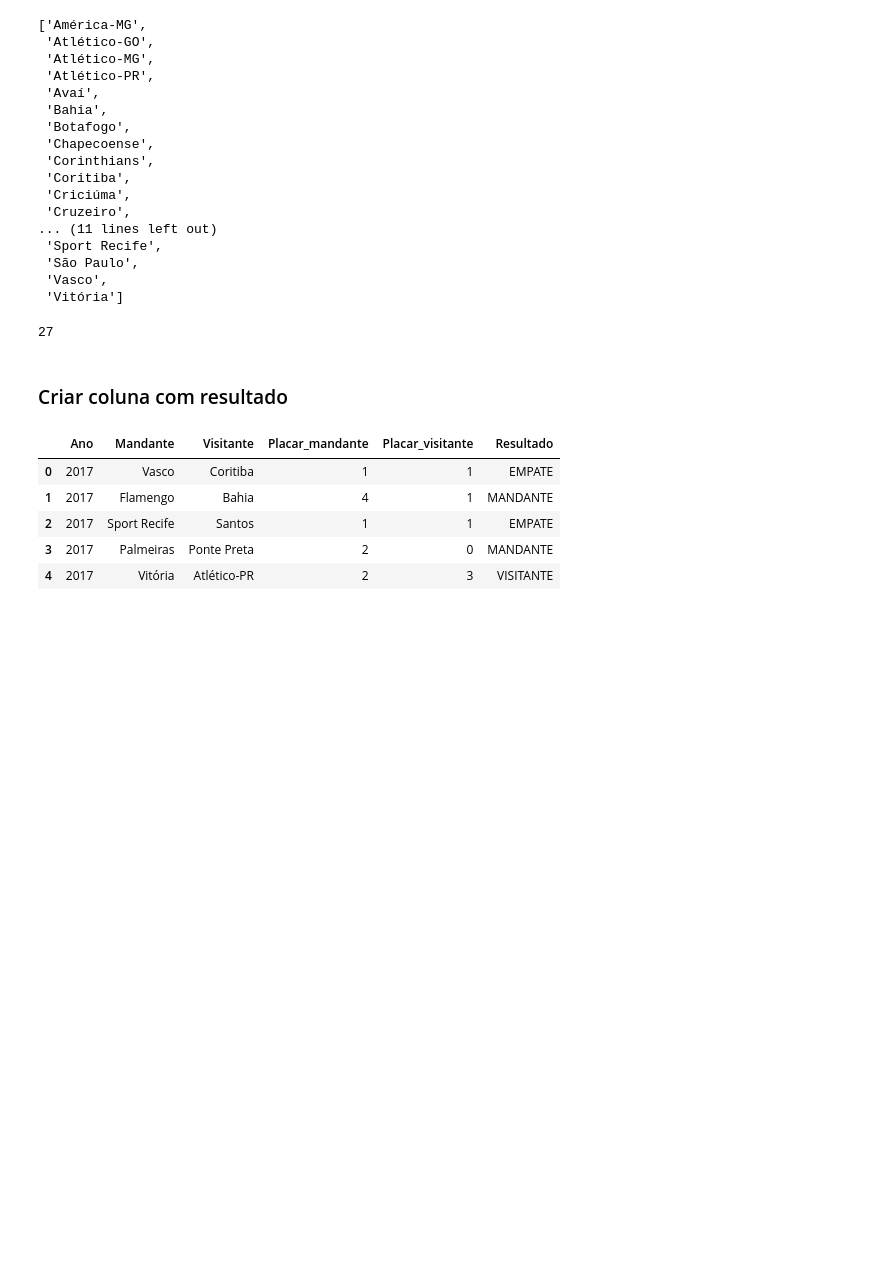
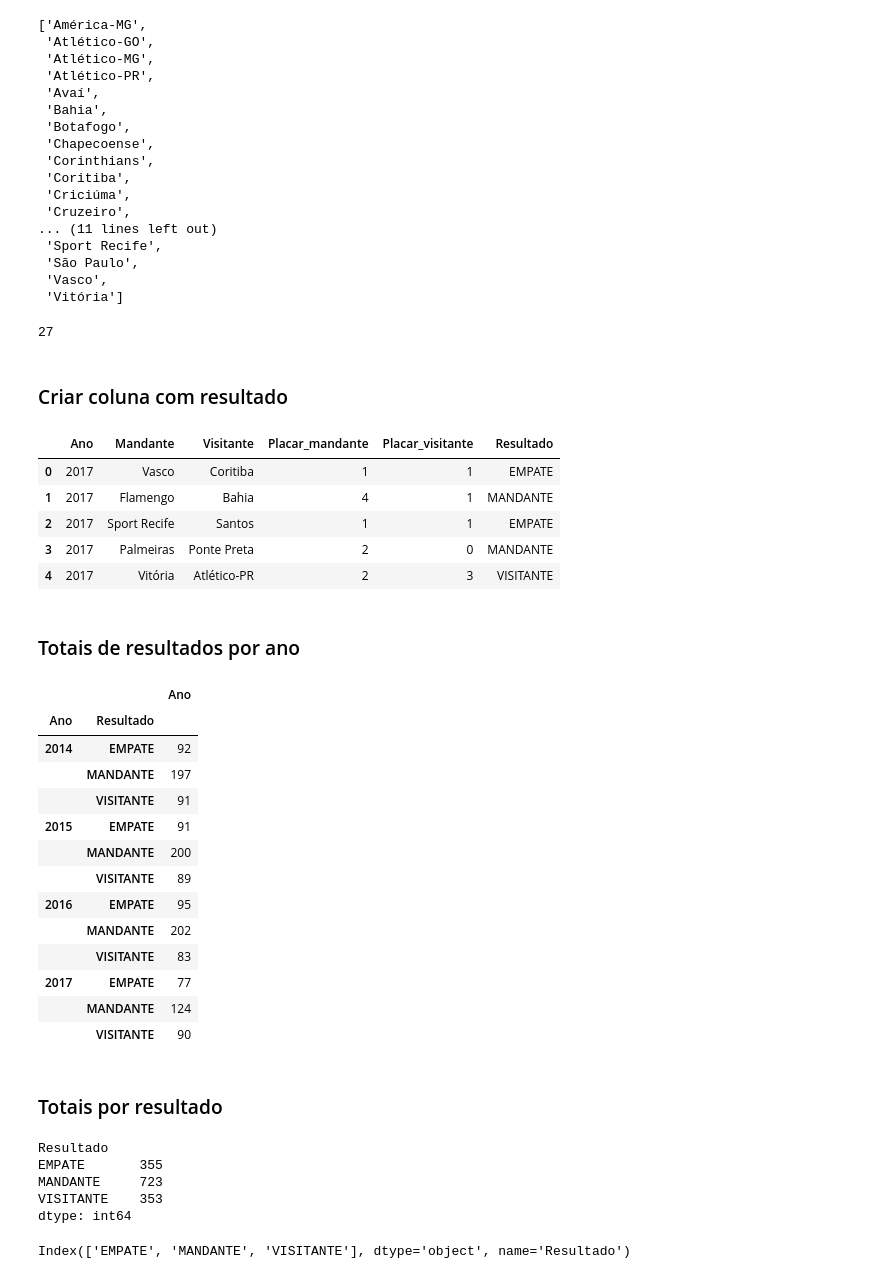
Before and after one commit to thiagozaranza/guru_da_bola, a Jupyter notebook: brasileirao.ipynb, the cells around one changed output. Cells and saved outputs as stored; diff of their text form; code cells hidden in the pictures; blank space fills up the shorter version.

```diff
--- a/brasileirao.ipynb
+++ b/brasileirao.ipynb
@@ -84,3 +84,24 @@ jogos.head()
 | 2 | 2017 | Sport Recife | Santos | 1 | 1 | EMPATE |
 | 3 | 2017 | Palmeiras | Ponte Preta | 2 | 0 | MANDANTE |
 | 4 | 2017 | Vitória | Atlético-PR | 2 | 3 | VISITANTE |
+# %% [markdown]
+### Totais de resultados por ano
+# %%
+jogos.groupby(["Ano", "Resultado"])[["Ano"]].count()
+# %% [output]
+|  |  | Ano |
+| Ano | Resultado |  |
+| 2014 | EMPATE | 92 |
+|  | MANDANTE | 197 |
+|  | VISITANTE | 91 |
+| 2015 | EMPATE | 91 |
+|  | MANDANTE | 200 |
+|  | VISITANTE | 89 |
+| 2016 | EMPATE | 95 |
+|  | MANDANTE | 202 |
+|  | VISITANTE | 83 |
+| 2017 | EMPATE | 77 |
+|  | MANDANTE | 124 |
+|  | VISITANTE | 90 |
+# %% [markdown]
+### Totais por resultado
@@ -86,0 +110,8 @@ jogos.head()
+# %%
+totais_resultados
+# %% [output]
+Resultado
+EMPATE       355
+MANDANTE     723
+VISITANTE    353
+dtype: int64
@@ -86,0 +120,4 @@ jogos.head()
+# %%
+totais_resultados.keys()
+# %% [output]
+Index(['EMPATE', 'MANDANTE', 'VISITANTE'], dtype='object', name='Resultado')
```
Also changed, not shown: parts of 29 cells of this notebook.
